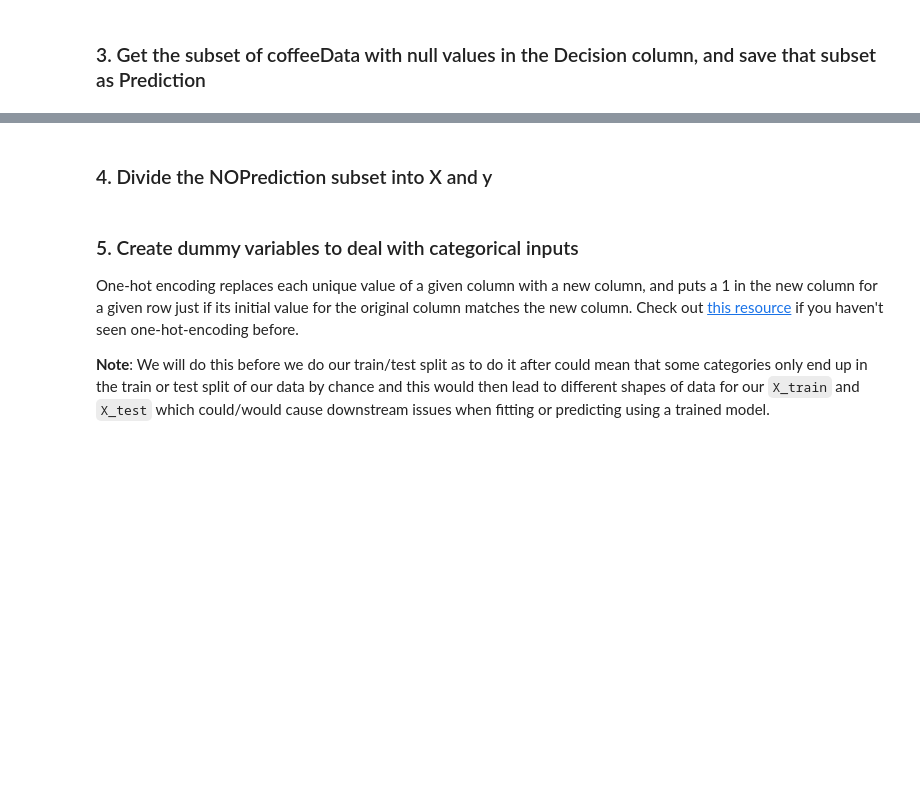
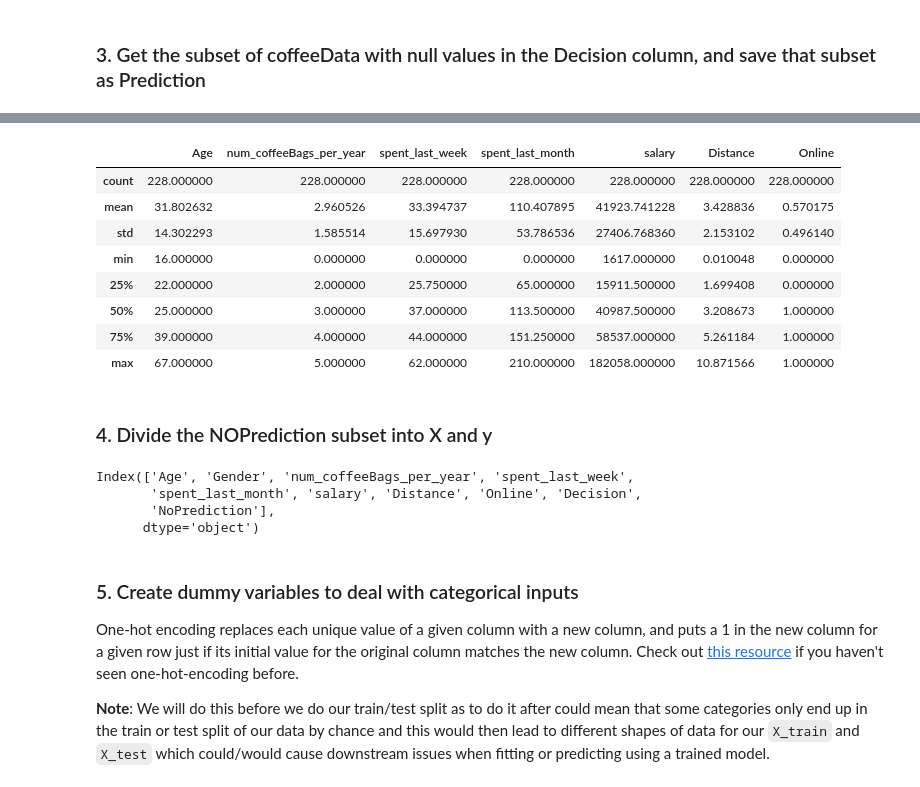
Before and after one commit to gabbycjames/RRDinerCoffee, a Jupyter notebook: Springboard Decision Tree Specialty Coffee Case Study - Tier 3.ipynb, the cells around one changed output, grey strips where cells are left out. Cells and saved outputs as stored; diff of their text form; code cells hidden in the pictures; blank space fills up the shorter version.

```diff
--- a/Springboard Decision Tree Specialty Coffee Case Study - Tier 3.ipynb
+++ b/Springboard Decision Tree Specialty Coffee Case Study - Tier 3.ipynb
@@ -280,5 +280,5 @@ Can you admissibly conclude anything from this scatterplot? Remember: we are try
 ### 3. Get the subset of coffeeData with null values in the Decision column, and save that subset as Prediction
 # %%
 # Get just those rows whose value for the Decision column is null
-_ _ _
-_ _ _
+Prediction = data[data['Decision'].isna()]
+Prediction.head()
@@ -285,11 +292,26 @@ _ _ _
 # %%
 # Call describe() on Prediction
-_ _ _
+Prediction.describe()
+# %% [output]
+|  | Age | num_coffeeBags_per_year | spent_last_week | spent_last_month | salary | Distance | Online |
+| count | 228.000000 | 228.000000 | 228.000000 | 228.000000 | 228.000000 | 228.000000 | 228.000000 |
+| mean | 31.802632 | 2.960526 | 33.394737 | 110.407895 | 41923.741228 | 3.428836 | 0.570175 |
+| std | 14.302293 | 1.585514 | 15.697930 | 53.786536 | 27406.768360 | 2.153102 | 0.496140 |
+| min | 16.000000 | 0.000000 | 0.000000 | 0.000000 | 1617.000000 | 0.010048 | 0.000000 |
+| 25% | 22.000000 | 2.000000 | 25.750000 | 65.000000 | 15911.500000 | 1.699408 | 0.000000 |
+| 50% | 25.000000 | 3.000000 | 37.000000 | 113.500000 | 40987.500000 | 3.208673 | 1.000000 |
+| 75% | 39.000000 | 4.000000 | 44.000000 | 151.250000 | 58537.000000 | 5.261184 | 1.000000 |
+| max | 67.000000 | 5.000000 | 62.000000 | 210.000000 | 182058.000000 | 10.871566 | 1.000000 |
 # %% [markdown]
 ### 4. Divide the NOPrediction subset into X and y
 # %%
 # Check the names of the columns of NOPrediction
-_ _ _
+NoPrediction.columns
+# %% [output]
+Index(['Age', 'Gender', 'num_coffeeBags_per_year', 'spent_last_week',
+       'spent_last_month', 'salary', 'Distance', 'Online', 'Decision',
+       'NoPrediction'],
+      dtype='object')
 # %%
 # Let's do our feature selection.
 # Make a variable called 'features', and a list containing the strings of every column except "Decision"
```
Also changed, not shown: parts of 7 cells of this notebook.
